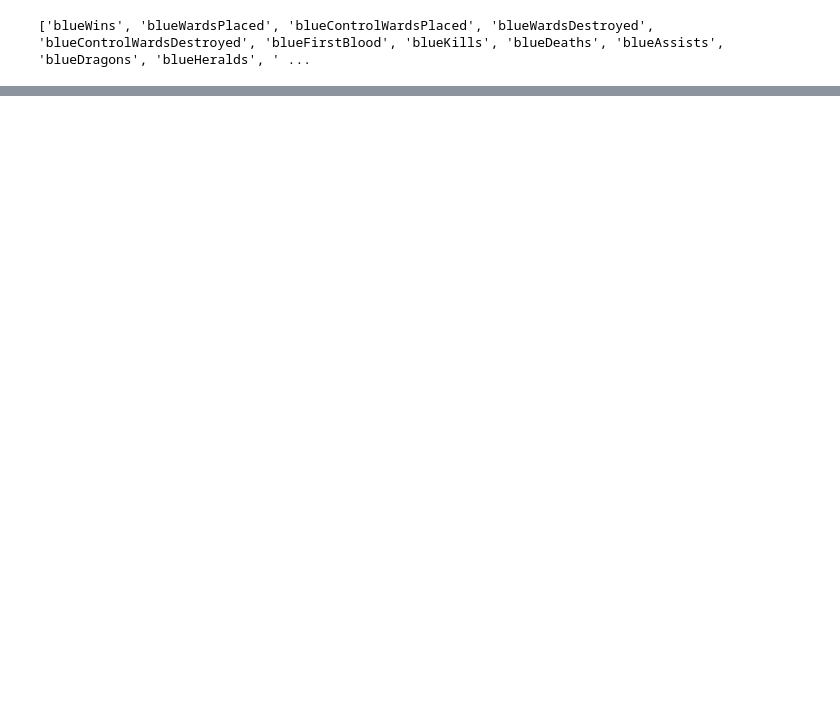
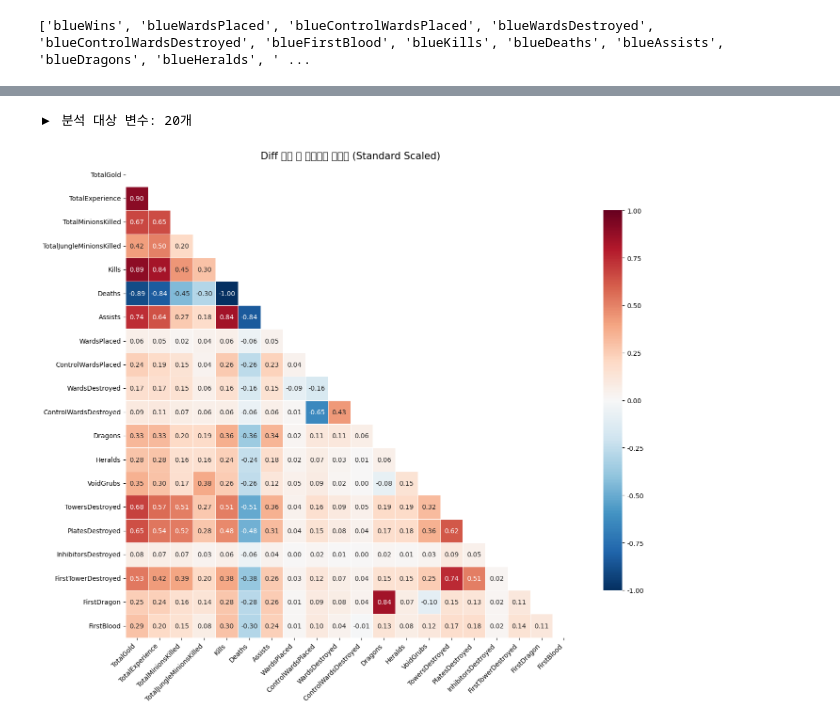
Before and after one commit to LxNx-Hn/DataScience_3-1, a Jupyter notebook: ftest/ftest.ipynb, the cells around one changed output, grey strips where cells are left out. Saved outputs shown, nothing was run; the diff lists cells and outputs as text; code cells hidden in the pictures; blank space fills up the shorter version.

```diff
--- a/ftest/ftest.ipynb
+++ b/ftest/ftest.ipynb
@@ -944,0 +474,58 @@ plt.show()
+# %%
+import pandas as pd
+import numpy as np
+import matplotlib.pyplot as plt
+import seaborn as sns
+from sklearn.preprocessing import StandardScaler
+
+# ======================================================
+# 1. 데이터 준비 (Diff 변수 선택)
+# ======================================================
+# df_final: Diff 변수가 생성된 데이터
+
+# Diff 변수 선택 (df_final에서 Diff_로 시작하는 모든 컬럼)
+valid_cols = [col for col in df_final.columns if col.startswith('Diff_')]
+
+X_data = df_final[valid_cols].copy()
+print(f"▶ 분석 대상 변수: {len(valid_cols)}개")
+
+# ======================================================
+# 2. 데이터 스케일링 (StandardScaler)
+# ======================================================
+scaler = StandardScaler()
+X_scaled = scaler.fit_transform(X_data)
+
+# 스케일링된 데이터를 다시 DataFrame으로 변환 (히트맵 그리기 위해)
+X_scaled_df = pd.DataFrame(X_scaled, columns=valid_cols)
+
+# ======================================================
+# 3. 상관계수 히트맵 시각화
+# ======================================================
+plt.figure(figsize=(14, 12))
+
+# 상관계수 계산 (스케일링된 데이터 사용)
+corr_matrix = X_scaled_df.corr()
+
+# 마스킹 (대각선 위쪽 가리기)
+mask = np.triu(np.ones_like(corr_matrix, dtype=bool))
+
+sns.heatmap(corr_matrix,
+            annot=True,
+            fmt='.2f',
+            cmap='RdBu_r',
+            mask=mask,
+            vmax=1, vmin=-1, center=0,
+            linewidths=.5, cbar_kws={"shrink": .8})
+
+# 축 이름 깔끔하게 정리
+clean_labels = [c.replace('Diff_', '') for c in valid_cols]
+
+plt.xticks(np.arange(len(clean_labels)) + 0.5, clean_labels, rotation=45, ha='right', fontsize=10)
+plt.yticks(np.arange(len(clean_labels)) + 0.5, clean_labels, rotation=0, fontsize=10)
+
+plt.title('Diff 변수 간 상관관계 히트맵 (Standard Scaled)', fontsize=15)
+plt.tight_layout()
+plt.show()
+# %% [output]
+▶ 분석 대상 변수: 20개
+[figure, added]
```
Also changed, not shown: parts of 34 cells of this notebook, 3 other files.
